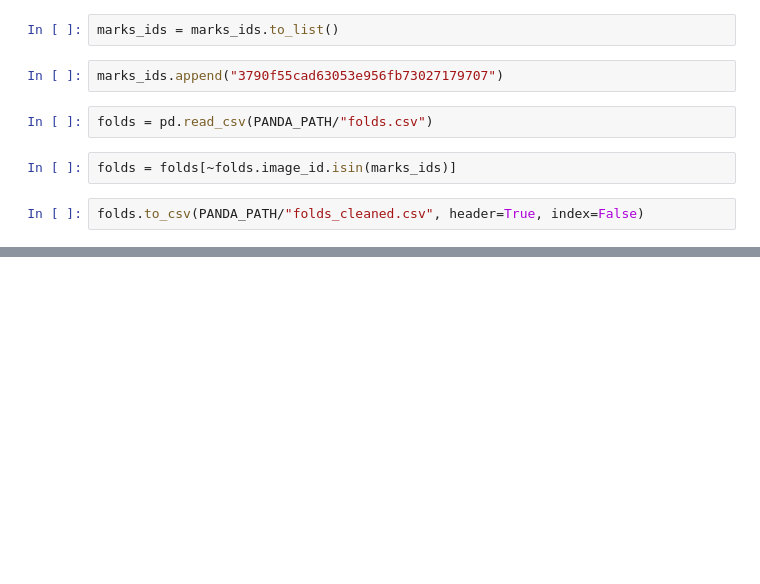
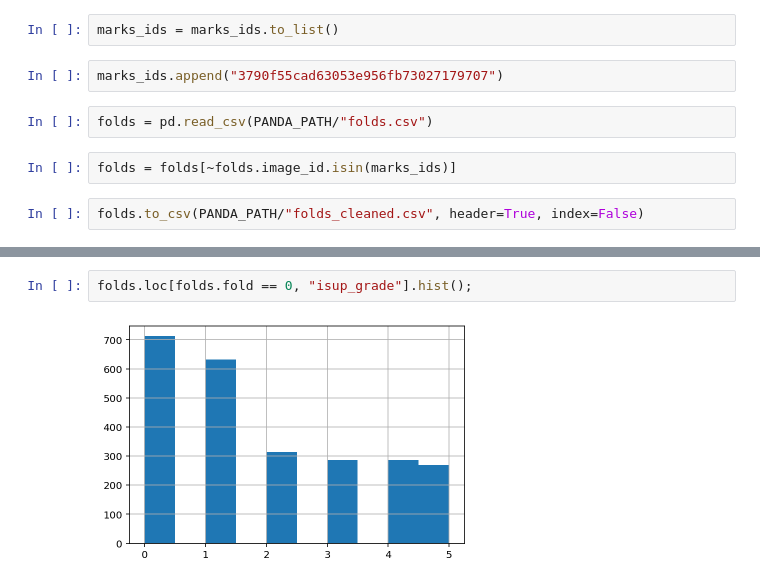
Before and after one commit to ademyanchuk/ChestXRay, a Jupyter notebook: notebooks/Suspicious_Input.ipynb, the cells around one changed output, grey strips where cells are left out. Saved outputs shown, nothing was run; the diff lists cells and outputs as text; blank space fills up the shorter version.

```diff
--- a/notebooks/Suspicious_Input.ipynb
+++ b/notebooks/Suspicious_Input.ipynb
@@ -91,0 +119,4 @@ folds.to_csv(PANDA_PATH/"folds_cleaned.csv", header=True, index=False)
+# %%
+folds.loc[folds.fold == 0, "isup_grade"].hist();
+# %% [output]
+[figure, added]
```
Also changed, not shown: parts of 9 cells of this notebook, 4 other files.
